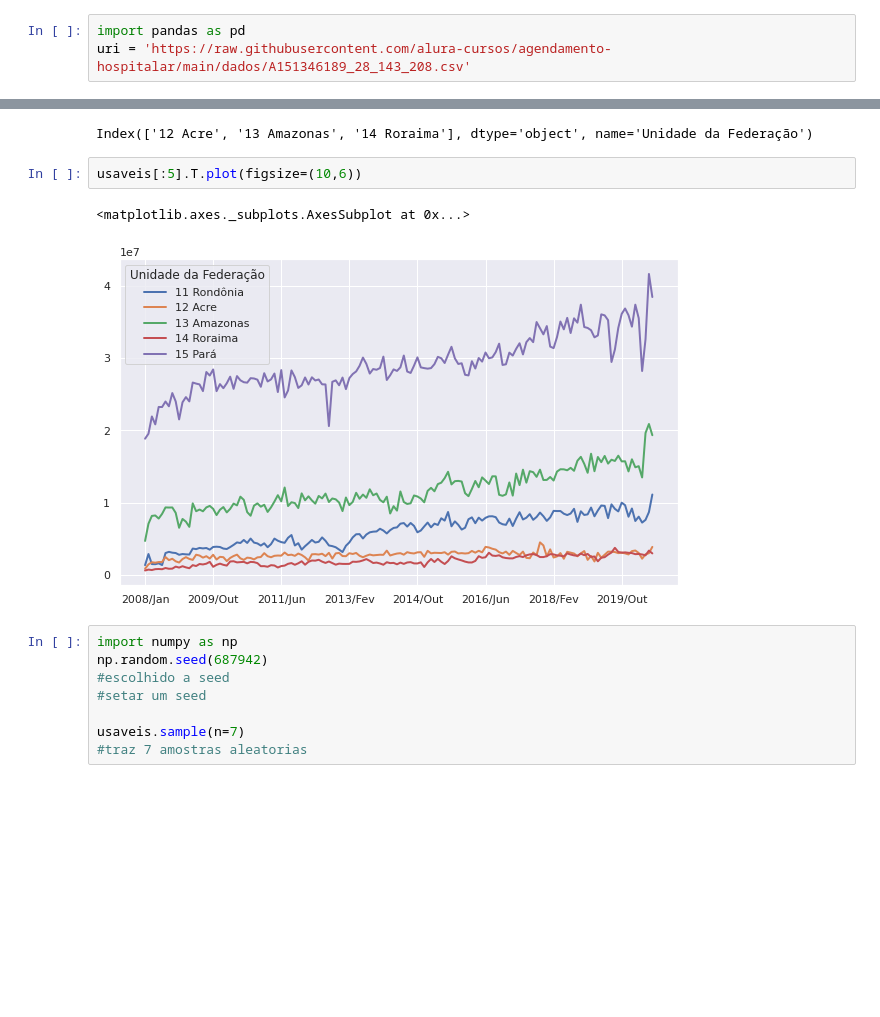
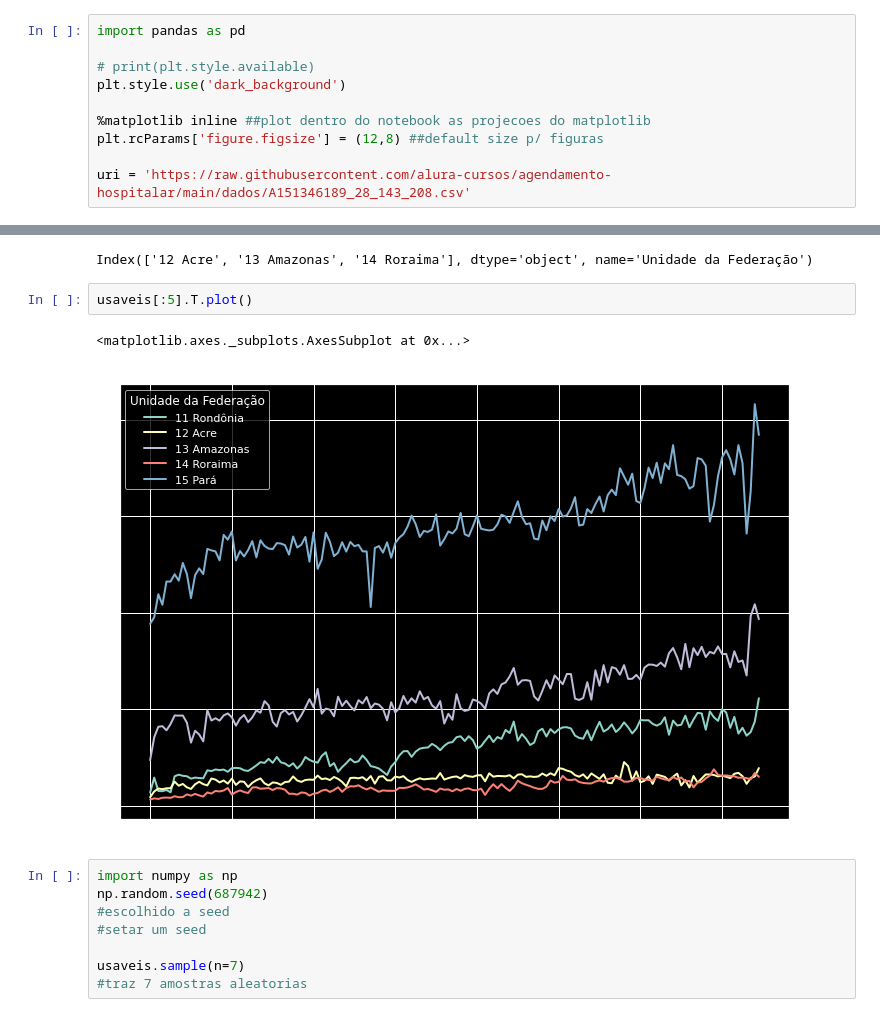
Before and after one commit to RianBrug/bootcamp-datascience-alura, a Jupyter notebook: bootcamp_ds_rian_modulo1.ipynb, the cells around one changed output, grey strips where cells are left out. Drawn from its saved outputs; the diff is of its cells as text; blank space fills up the shorter version.

Commit message:
updated matplotlib template to dark_background; inline graphical prints; added santa catarina to top 5 most expensive states

```diff
--- a/bootcamp_ds_rian_modulo1.ipynb
+++ b/bootcamp_ds_rian_modulo1.ipynb
@@ -6,6 +6,13 @@
 Analisando Dados da Saúde com Python e **Pandas**
 # %%
 import pandas as pd
+
+# print(plt.style.available)
+plt.style.use('dark_background')
+
+%matplotlib inline ##plot dentro do notebook as projecoes do matplotlib
+plt.rcParams['figure.figsize'] = (12,8) ##default size p/ figuras
+
 uri = 'https://raw.githubusercontent.com/alura-cursos/agendamento-hospitalar/main/dados/A151346189_28_143_208.csv'
 # %%
 
@@ -282,10 +289,10 @@ usaveis.T.columns[1:4]
 # %% [output]
 Index(['12 Acre', '13 Amazonas', '14 Roraima'], dtype='object', name='Unidade da Federação')
 # %%
-usaveis[:5].T.plot(figsize=(10,6))
+usaveis[:5].T.plot()
 # %% [output]
 <matplotlib.axes._subplots.AxesSubplot at 0x...>
-[figure, old version]
+[figure, new version]
 # %%
 import numpy as np
 np.random.seed(687942)
```
Also changed, not shown: parts of 12 cells of this notebook.
